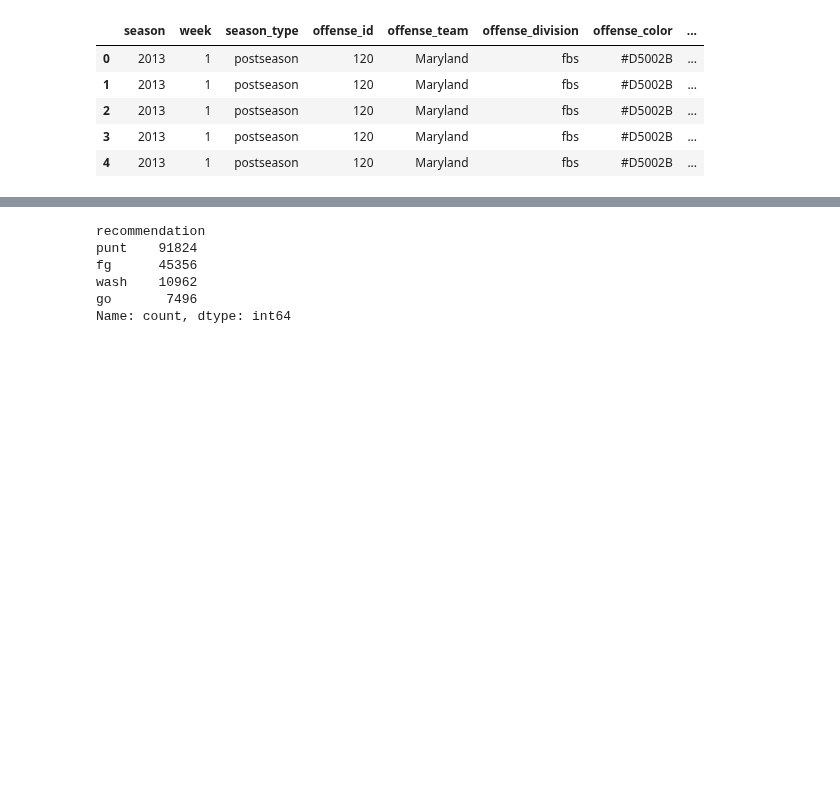
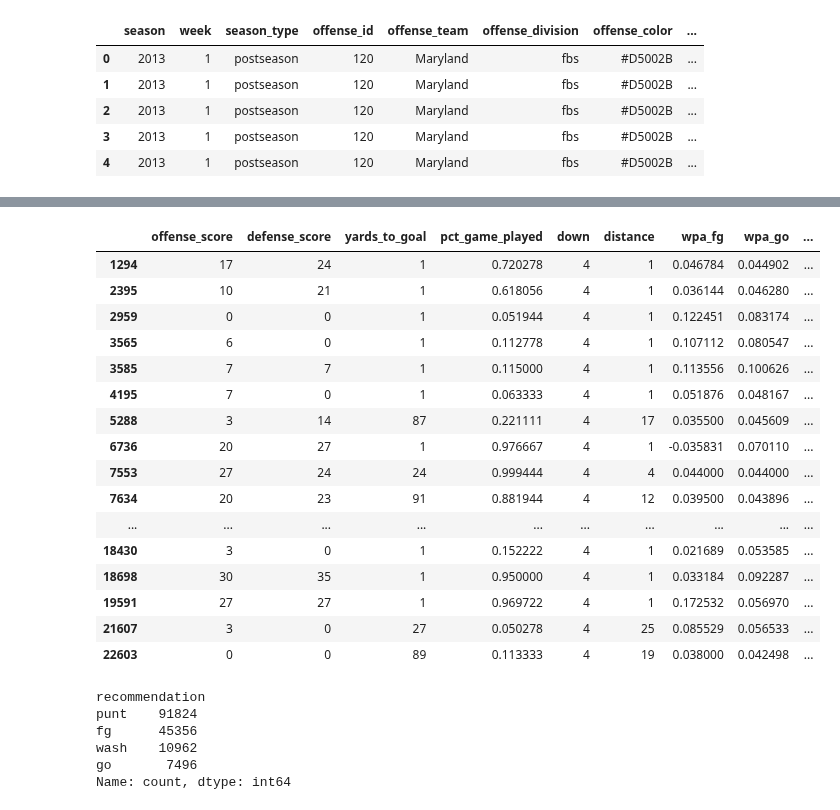
Before and after one commit to lneuendorf/4th-down-models, a Jupyter notebook: notebooks/generate_predictions.ipynb, the cells around one changed output, grey strips where cells are left out. Saved outputs shown, nothing was run; the diff lists cells and outputs as text; code cells hidden in the pictures; blank space fills up the shorter version.

```diff
--- a/notebooks/generate_predictions.ipynb
+++ b/notebooks/generate_predictions.ipynb
@@ -1285,6 +1285,26 @@ res[cols].head(50)
 | 47 | 35 | 20 | 60 | 0.888333 | 4 | 7 | 0.003950 | 2.710015e-03 | ... |
 | 48 | 21 | 17 | 72 | 0.586944 | 4 | 2 | -0.050000 | -1.846601e-02 | ... |
 | 49 | 21 | 17 | 48 | 0.496944 | 4 | 14 | 0.026429 | -2.393702e-02 | ... |
+# %%
+res[cols].query('wpa_go > 0.04').head(30)
+# %% [output]
+|  | offense_score | defense_score | yards_to_goal | pct_game_played | down | distance | wpa_fg | wpa_go | ... |
+| 1294 | 17 | 24 | 1 | 0.720278 | 4 | 1 | 0.046784 | 0.044902 | ... |
+| 2395 | 10 | 21 | 1 | 0.618056 | 4 | 1 | 0.036144 | 0.046280 | ... |
+| 2959 | 0 | 0 | 1 | 0.051944 | 4 | 1 | 0.122451 | 0.083174 | ... |
+| 3565 | 6 | 0 | 1 | 0.112778 | 4 | 1 | 0.107112 | 0.080547 | ... |
+| 3585 | 7 | 7 | 1 | 0.115000 | 4 | 1 | 0.113556 | 0.100626 | ... |
+| 4195 | 7 | 0 | 1 | 0.063333 | 4 | 1 | 0.051876 | 0.048167 | ... |
+| 5288 | 3 | 14 | 87 | 0.221111 | 4 | 17 | 0.035500 | 0.045609 | ... |
+| 6736 | 20 | 27 | 1 | 0.976667 | 4 | 1 | -0.035831 | 0.070110 | ... |
+| 7553 | 27 | 24 | 24 | 0.999444 | 4 | 4 | 0.044000 | 0.044000 | ... |
+| 7634 | 20 | 23 | 91 | 0.881944 | 4 | 12 | 0.039500 | 0.043896 | ... |
+| ... | ... | ... | ... | ... | ... | ... | ... | ... | ... |
+| 18430 | 3 | 0 | 1 | 0.152222 | 4 | 1 | 0.021689 | 0.053585 | ... |
+| 18698 | 30 | 35 | 1 | 0.950000 | 4 | 1 | 0.033184 | 0.092287 | ... |
+| 19591 | 27 | 27 | 1 | 0.969722 | 4 | 1 | 0.172532 | 0.056970 | ... |
+| 21607 | 3 | 0 | 27 | 0.050278 | 4 | 25 | 0.085529 | 0.056533 | ... |
+| 22603 | 0 | 0 | 89 | 0.113333 | 4 | 19 | 0.038000 | 0.042498 | ... |
 # %%
 res.recommendation.value_counts()
 # %% [output]
```
Also changed, not shown: 2 other files.
